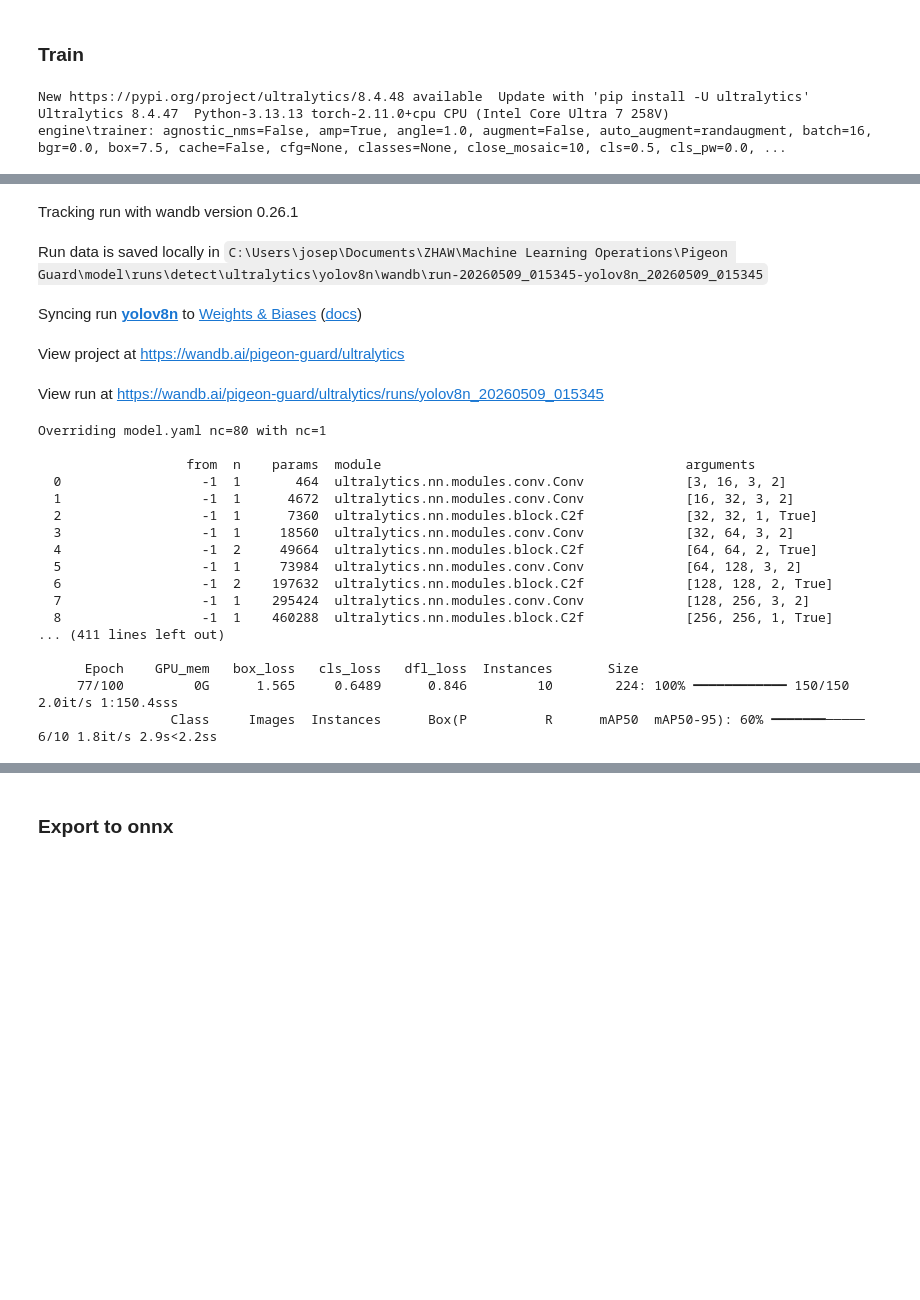
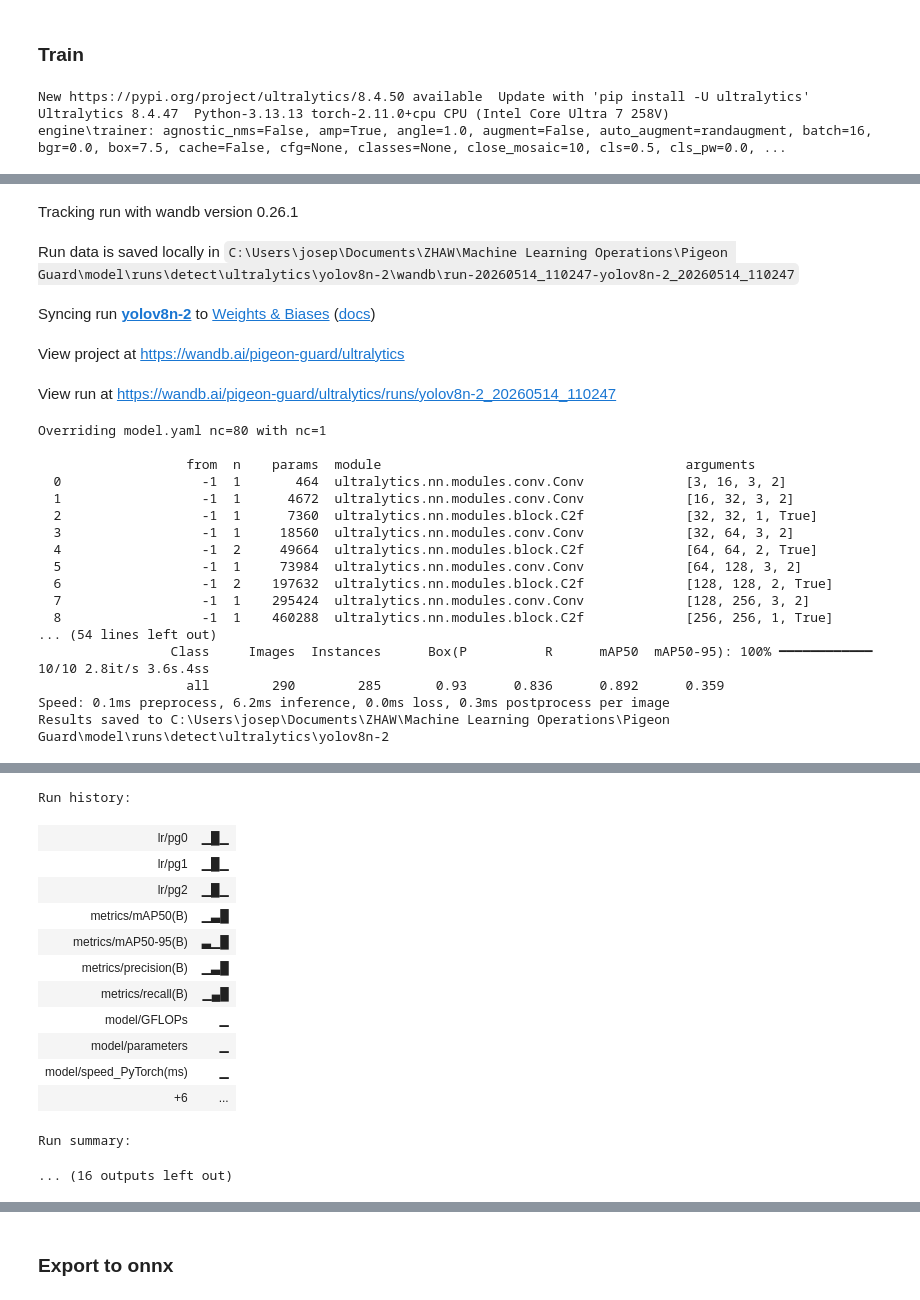
Before and after one commit to Pigeon-Guard/model, a Jupyter notebook: ultralytics_yolo.ipynb, the cells around one changed output, grey strips where cells are left out. Drawn from its saved outputs; the diff is of its cells as text; code cells hidden in the pictures; blank space fills up the shorter version.

Commit message:
Add wandb artifacts

```diff
--- a/ultralytics_yolo.ipynb
+++ b/ultralytics_yolo.ipynb
@@ -42,18 +42,28 @@ Autosplitting images from dataset\images
 model = YOLO("yolov8n.pt")
 # %% [markdown]
 ### Train
+# %%
+EXTRACTED_CONFIG: dict = {}
+
+def extract_config(trainer):
+    EXTRACTED_CONFIG['run_name'] = trainer.args.name
+    EXTRACTED_CONFIG['run_id'] = wandb.run.id
+
+model.add_callback("on_train_start", extract_config)
 # %%
-model.train(project="ultralytics", name="yolov8n", data="dataset/data.yaml", epochs=100, imgsz=224)
+EPOCHS = 3
+IMGSZ = 224
+train_metrics = model.train(project="ultralytics", name="yolov8n", data="dataset/data.yaml", epochs=EPOCHS, imgsz=IMGSZ)
 # %% [output]
-New https://pypi.org/project/ultralytics/8.4.48 available  Update with 'pip install -U ultralytics'
+New https://pypi.org/project/ultralytics/8.4.50 available  Update with 'pip install -U ultralytics'
 Ultralytics 8.4.47  Python-3.13.13 torch-2.11.0+cpu CPU (Intel Core Ultra 7 258V)
 engine\trainer: agnostic_nms=False, amp=True, angle=1.0, augment=False, auto_augment=randaugment, batch=16, bgr=0.0, box=7.5, cache=False, cfg=None, classes=None, close_mosaic=10, cls=0.5, cls_pw=0.0, ...
 [interactive output not drawn]
 Tracking run with wandb version 0.26.1
-Run data is saved locally in C:\Users\josep\Documents\ZHAW\Machine Learning Operations\Pigeon Guard\model\runs\detect\ultralytics\yolov8n\wandb\run-20260509_015345-yolov8n_20260509_015345
+Run data is saved locally in C:\Users\josep\Documents\ZHAW\Machine Learning Operations\Pigeon Guard\model\runs\detect\ultralytics\yolov8n-2\wandb\run-20260514_110247-yolov8n-2_20260514_110247
-Syncing run yolov8n to Weights & Biases (docs)
+Syncing run yolov8n-2 to Weights & Biases (docs)
 View project at https://wandb.ai/pigeon-guard/ultralytics
-View run at https://wandb.ai/pigeon-guard/ultralytics/runs/yolov8n_20260509_015345
+View run at https://wandb.ai/pigeon-guard/ultralytics/runs/yolov8n-2_20260514_110247
 Overriding model.yaml nc=80 with nc=1
 
                    from  n    params  module                                       arguments
@@ -66,8 +76,8 @@ Overriding model.yaml nc=80 with nc=1
   6                  -1  2    197632  ultralytics.nn.modules.block.C2f             [128, 128, 2, True]
   7                  -1  1    295424  ultralytics.nn.modules.conv.Conv             [128, 256, 3, 2]
   8                  -1  1    460288  ultralytics.nn.modules.block.C2f             [256, 256, 1, True]
-... (411 lines left out)
-
-      Epoch    GPU_mem   box_loss   cls_loss   dfl_loss  Instances       Size
-     77/100         0G      1.565     0.6489      0.846         10        224: 100% ━━━━━━━━━━━━ 150/150 2.0it/s 1:150.4sss
-                 Class     Images  Instances      Box(P          R      mAP50  mAP50-95): 60% ━━━━━━━───── 6/10 1.8it/s 2.9s<2.2ss
+... (54 lines left out)
+                 Class     Images  Instances      Box(P          R      mAP50  mAP50-95): 100% ━━━━━━━━━━━━ 10/10 2.8it/s 3.6s.4ss
+                   all        290        285       0.93      0.836      0.892      0.359
+Speed: 0.1ms preprocess, 6.2ms inference, 0.0ms loss, 0.3ms postprocess per image
+Results saved to C:\Users\josep\Documents\ZHAW\Machine Learning Operations\Pigeon Guard\model\runs\detect\ultralytics\yolov8n-2
@@ -73,0 +85,14 @@ Overriding model.yaml nc=80 with nc=1
+Run history:
+| lr/pg0 | ▁█▁ |
+| lr/pg1 | ▁█▁ |
+| lr/pg2 | ▁█▁ |
+| metrics/mAP50(B) | ▁▃█ |
+| metrics/mAP50-95(B) | ▃▁█ |
+| metrics/precision(B) | ▁▃█ |
+| metrics/recall(B) | ▁▄█ |
+| model/GFLOPs | ▁ |
+| model/parameters | ▁ |
+| model/speed_PyTorch(ms) | ▁ |
+| +6 | ... |
+Run summary:
+... (16 outputs left out)
```
Also changed, not shown: parts of 11 cells of this notebook, 3 other files.
